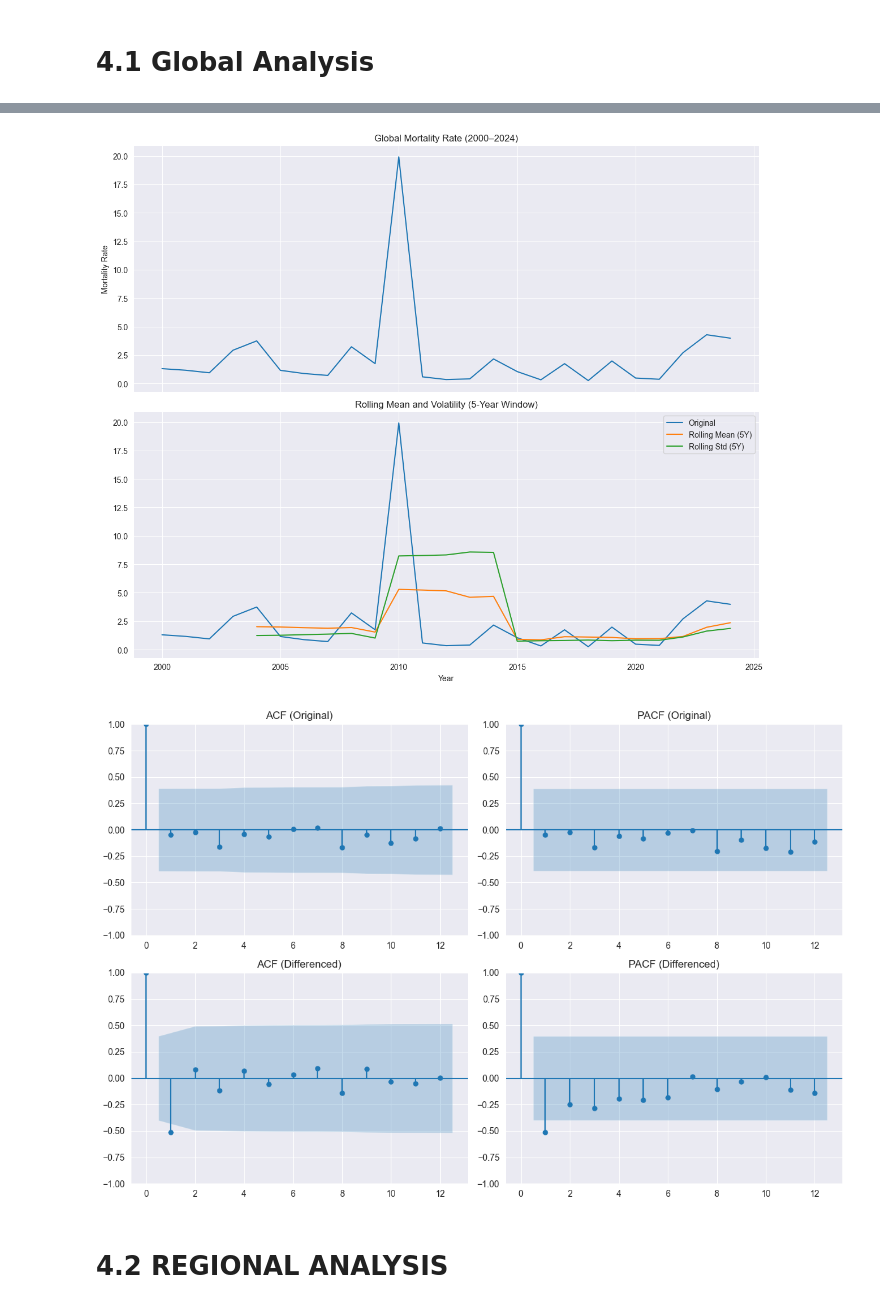
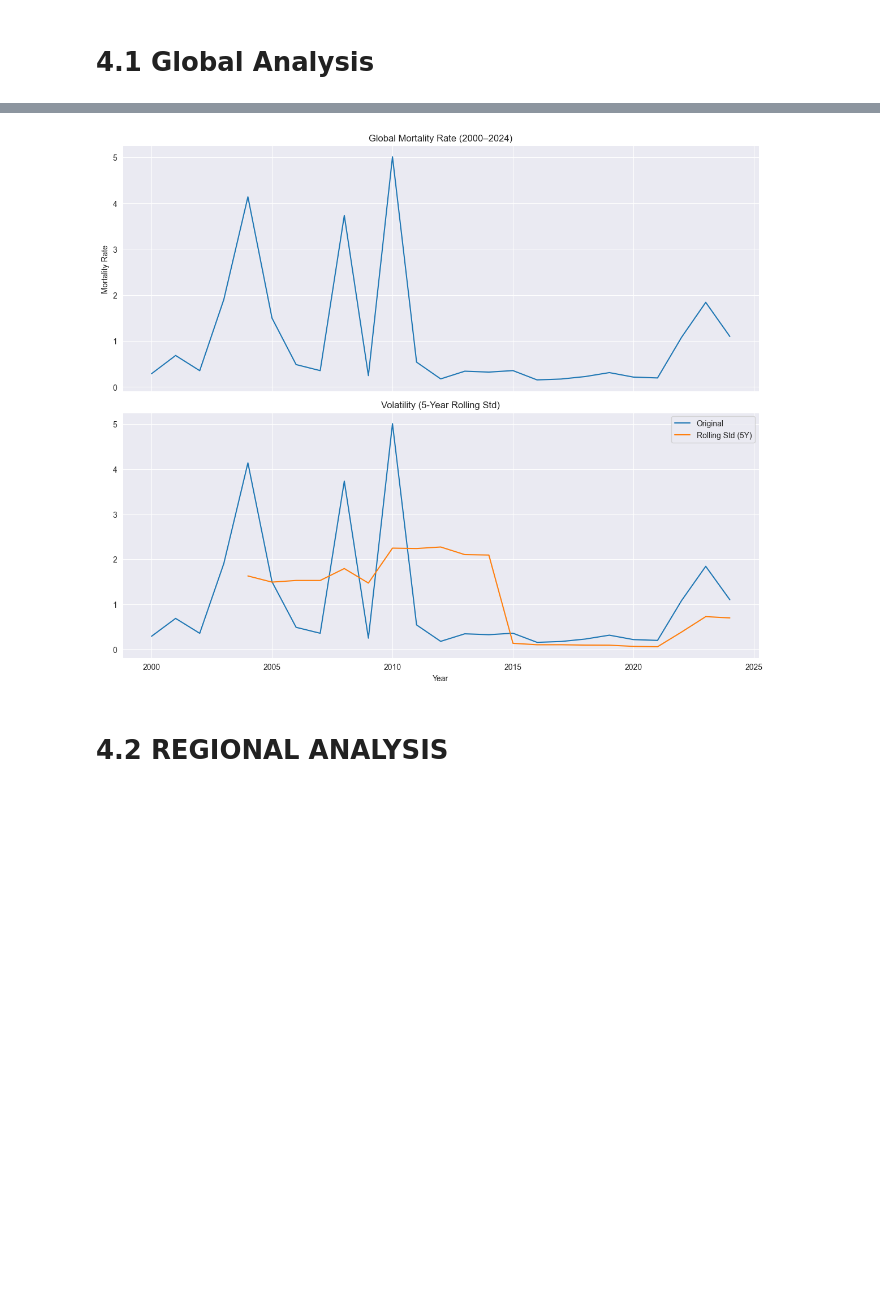
Before and after one commit to NgocMypzg/Mortality_Rate_Forecasting, a Jupyter notebook: notebook/eda.ipynb, the cells around one changed output, grey strips where cells are left out. Cells and saved outputs as stored; diff of their text form; code cells hidden in the pictures; blank space fills up the shorter version.

```diff
--- a/notebook/eda.ipynb
+++ b/notebook/eda.ipynb
@@ -78,48 +30,37 @@ adf_table
 # %%
+# 4.1 Global Series
+global_ts = (
+    df.groupby("Year")[["Total_Deaths", "Population"]]
+      .sum()
+      .sort_index()
+)
 
-# Figure 1: Trend + Rolling
+# tính lại Mortality Rate theo công thức chuẩn
+global_ts["Mortality_Rate"] = (global_ts["Total_Deaths"] / global_ts["Population"]) * 100000
 
+# lấy riêng chuỗi Mortality_Rate để phân tích time series
+ts = global_ts["Mortality_Rate"].astype(float)
+
+# Rolling Statistics
+rolling_std = ts.rolling(window=5).std()
+
+# Figure 1: Trend + Volatility
 fig, axes = plt.subplots(2, 1, figsize=(12, 10), sharex=True)
 
-# Trend
-axes[0].plot(global_ts)
+axes[0].plot(ts.index, ts.values)
 axes[0].set_title("Global Mortality Rate (2000–2024)")
 axes[0].set_ylabel("Mortality Rate")
 
-# Rolling Mean + Std
-axes[1].plot(global_ts, label="Original")
-axes[1].plot(rolling_mean, label="Rolling Mean (5Y)")
-axes[1].plot(rolling_std, label="Rolling Std (5Y)")
+axes[1].plot(ts.index, ts.values, label="Original")
+axes[1].plot(ts.index, rolling_std.values, label="Rolling Std (5Y)")
 axes[1].legend()
-axes[1].set_title("Rolling Mean and Volatility (5-Year Window)")
+axes[1].set_title("Volatility (5-Year Rolling Std)")
 axes[1].set_xlabel("Year")
 
 plt.tight_layout()
 plt.show()
-
-# Figure 2: ACF & PACF
-
-from statsmodels.graphics.tsaplots import plot_acf, plot_pacf
-
-fig, axes = plt.subplots(2, 2, figsize=(12, 8))
-
-plot_acf(global_ts, ax=axes[0, 0])
-axes[0, 0].set_title("ACF (Original)")
-
-plot_pacf(global_ts, ax=axes[0, 1])
-axes[0, 1].set_title("PACF (Original)")
-
-plot_acf(diff_ts, ax=axes[1, 0])
-axes[1, 0].set_title("ACF (Differenced)")
-
-plot_pacf(diff_ts, ax=axes[1, 1])
-axes[1, 1].set_title("PACF (Differenced)")
-
-plt.tight_layout()
-plt.show()
 # %% [output]
-[figure, old version]
+[figure, new version]
-[figure, removed]
 # %% [markdown]
 # 4.2 REGIONAL ANALYSIS
 # %%
```
Also changed, not shown: parts of 8 cells of this notebook.
